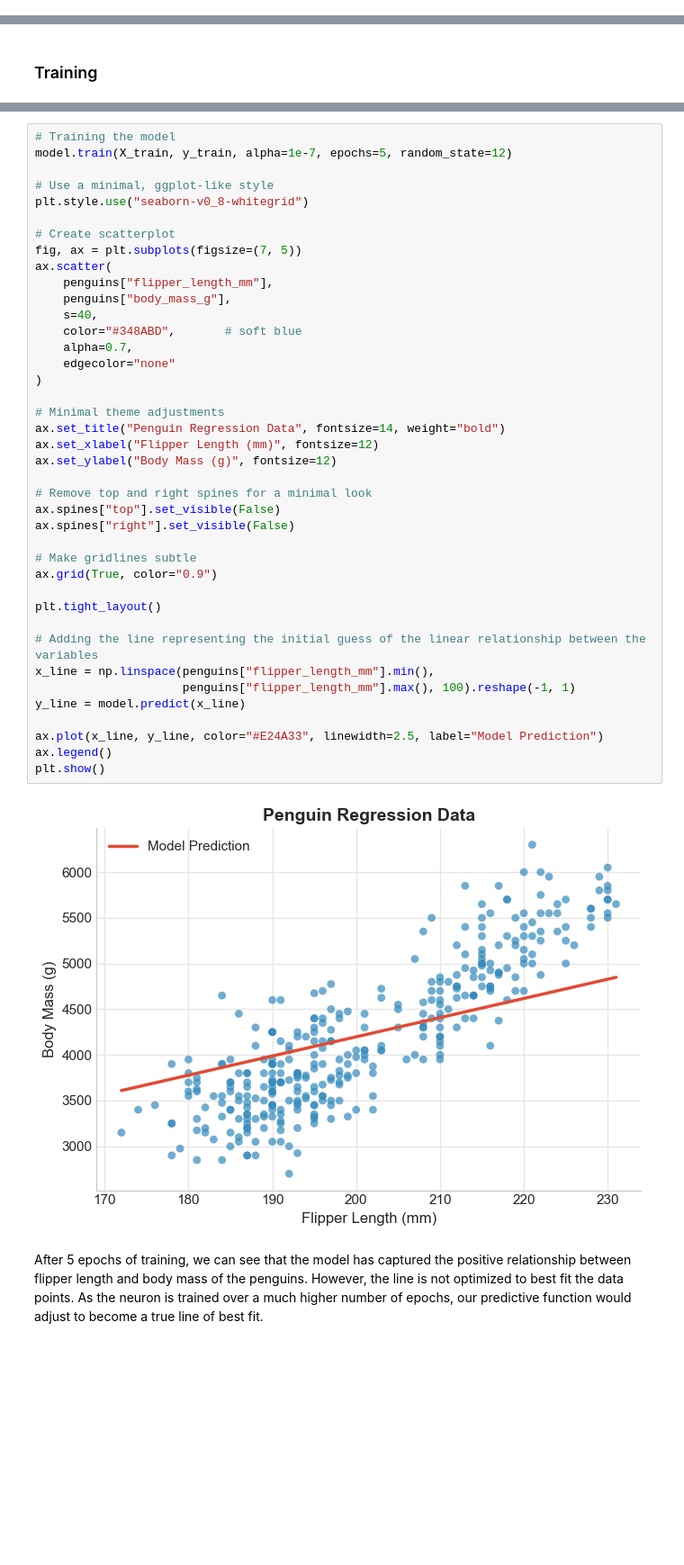
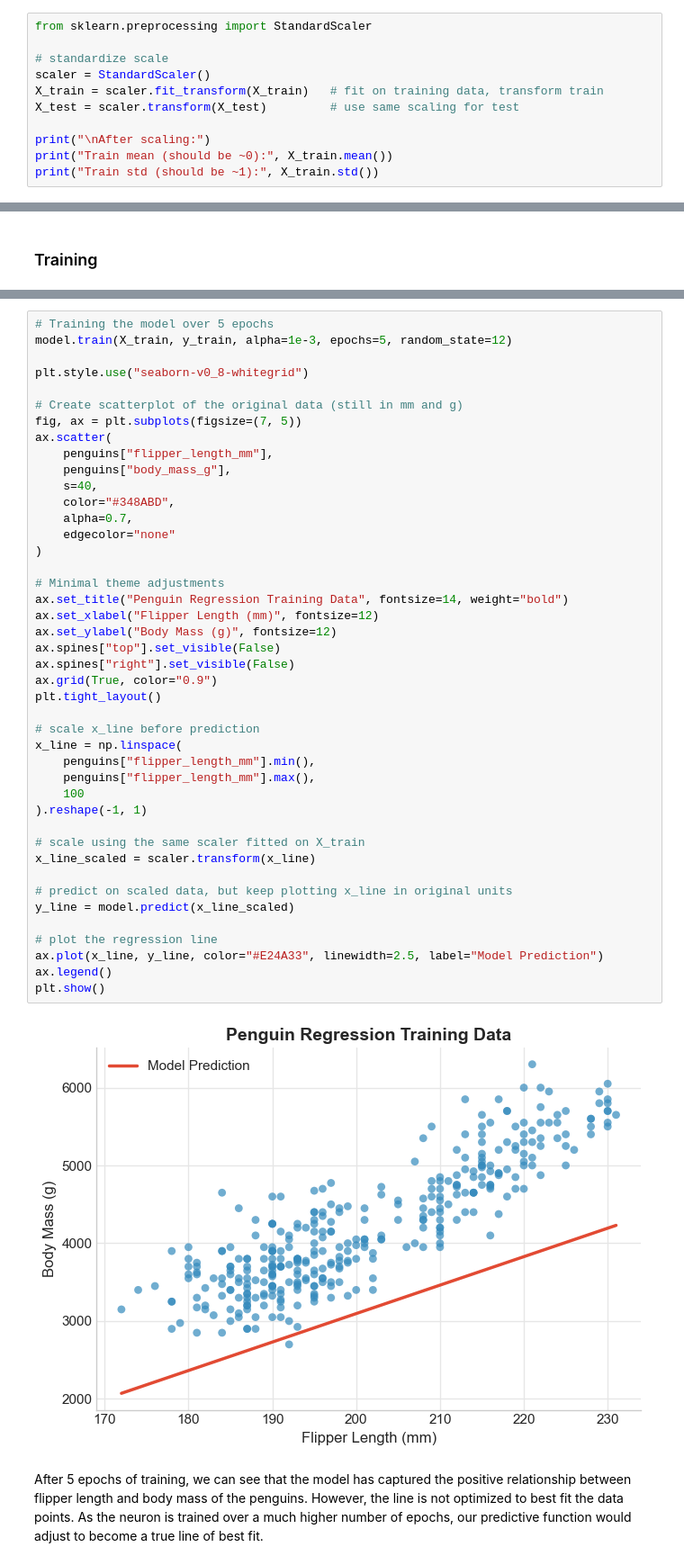
Before and after one commit to jonathanwoo17/INDE-577-F25, a Jupyter notebook: notebooks/2_linear_regression_demo.ipynb, the cells around one changed output, grey strips where cells are left out. Shown: that part at 90% size. Cells and saved outputs as stored; diff of their text form; blank space fills up the shorter version.

Commit message:
Last set of changes to linear regression notebook wasn't added to Git

```diff
--- a/notebooks/2_linear_regression_demo.ipynb
+++ b/notebooks/2_linear_regression_demo.ipynb
@@ -142,3 +142,14 @@ Test shapes:  (69, 1) (69,)
 We can see that in total, we have 342 observations of penguins in our dataset, 273 of which will be used for traning and 69 of which will be used for testing. In our model, flipper length is serving as the single predictor and body mass as our target characteristic.
 
 After confirming that the x and y vectors contain the appropriate number of rows, we are ready to start training the neuron for linear regression.
+# %%
+from sklearn.preprocessing import StandardScaler
+
+# standardize scale
+scaler = StandardScaler()
+X_train = scaler.fit_transform(X_train)   # fit on training data, transform train
+X_test = scaler.transform(X_test)         # use same scaling for test
+
+print("\nAfter scaling:")
+print("Train mean (should be ~0):", X_train.mean())
+print("Train std (should be ~1):", X_train.std())
@@ -151,45 +168,48 @@ The weights are adjusted in the direction that reduces this error by a magnitude
 # %%
-# Training the model
-model.train(X_train, y_train, alpha=1e-7, epochs=5, random_state=12)
+# Training the model over 5 epochs
+model.train(X_train, y_train, alpha=1e-3, epochs=5, random_state=12)
 
-# Use a minimal, ggplot-like style
 plt.style.use("seaborn-v0_8-whitegrid")
 
-# Create scatterplot
+# Create scatterplot of the original data (still in mm and g)
 fig, ax = plt.subplots(figsize=(7, 5))
 ax.scatter(
     penguins["flipper_length_mm"],
     penguins["body_mass_g"],
     s=40,
-    color="#348ABD",       # soft blue
+    color="#348ABD",
     alpha=0.7,
     edgecolor="none"
 )
 
 # Minimal theme adjustments
-ax.set_title("Penguin Regression Data", fontsize=14, weight="bold")
+ax.set_title("Penguin Regression Training Data", fontsize=14, weight="bold")
 ax.set_xlabel("Flipper Length (mm)", fontsize=12)
 ax.set_ylabel("Body Mass (g)", fontsize=12)
-
-# Remove top and right spines for a minimal look
 ax.spines["top"].set_visible(False)
 ax.spines["right"].set_visible(False)
-
-# Make gridlines subtle
 ax.grid(True, color="0.9")
-
 plt.tight_layout()
 
-# Adding the line representing the initial guess of the linear relationship between the variables
-x_line = np.linspace(penguins["flipper_length_mm"].min(),
-                     penguins["flipper_length_mm"].max(), 100).reshape(-1, 1)
-y_line = model.predict(x_line)
+# scale x_line before prediction
+x_line = np.linspace(
+    penguins["flipper_length_mm"].min(),
+    penguins["flipper_length_mm"].max(),
+    100
+).reshape(-1, 1)
 
+# scale using the same scaler fitted on X_train
+x_line_scaled = scaler.transform(x_line)
+
+# predict on scaled data, but keep plotting x_line in original units
+y_line = model.predict(x_line_scaled)
+
+# plot the regression line
 ax.plot(x_line, y_line, color="#E24A33", linewidth=2.5, label="Model Prediction")
 ax.legend()
 plt.show()
 # %% [output]
-[figure, old version]
+[figure, new version]
 # %% [markdown]
 After 5 epochs of training, we can see that the model has captured the positive relationship between flipper length and body mass of the penguins. However, the line is not optimized to best fit the data points. As the neuron is trained over a much higher number of epochs, our predictive function would adjust to become a true line of best fit.
 # %%
```
Also changed, not shown: parts of 12 cells of this notebook.
